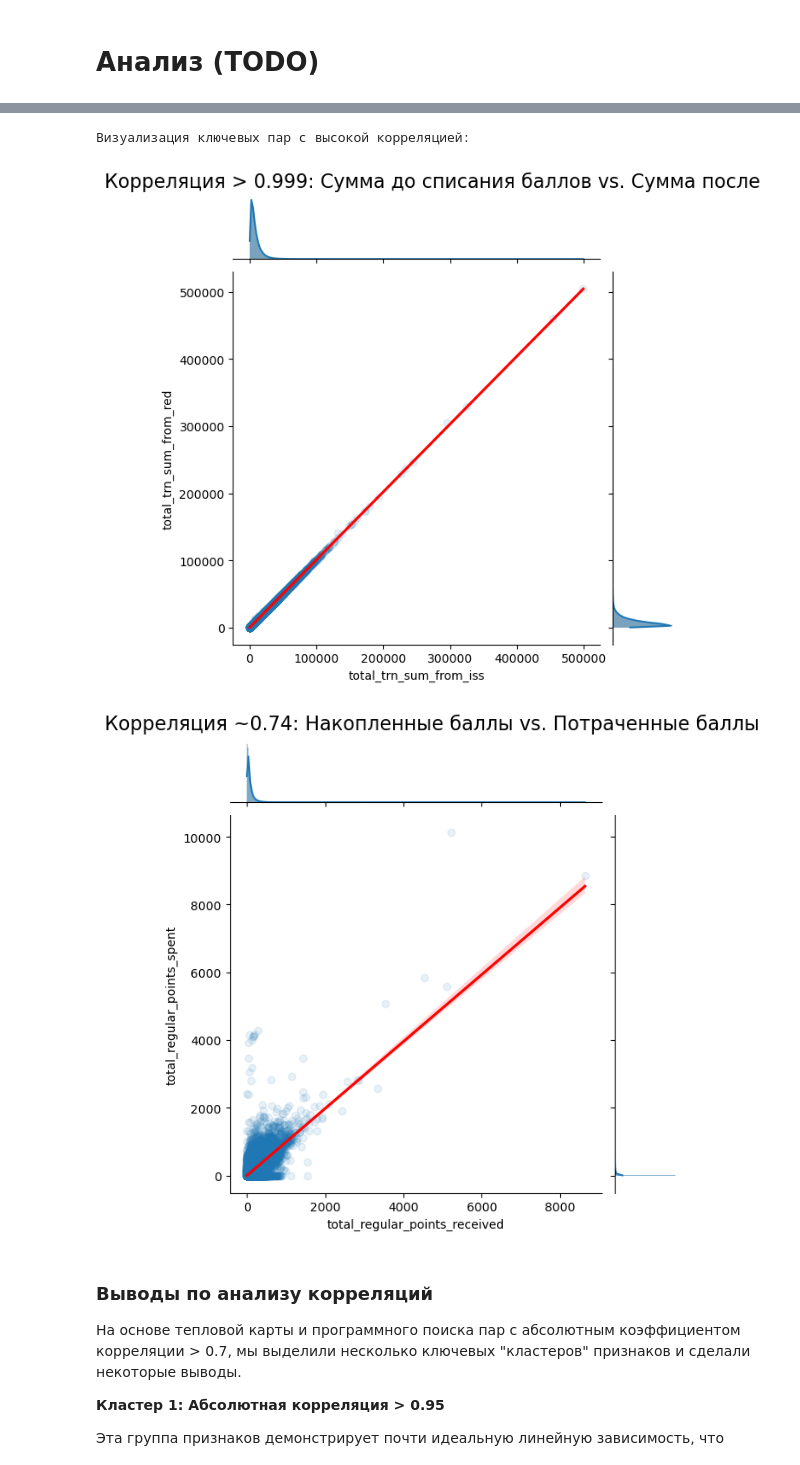
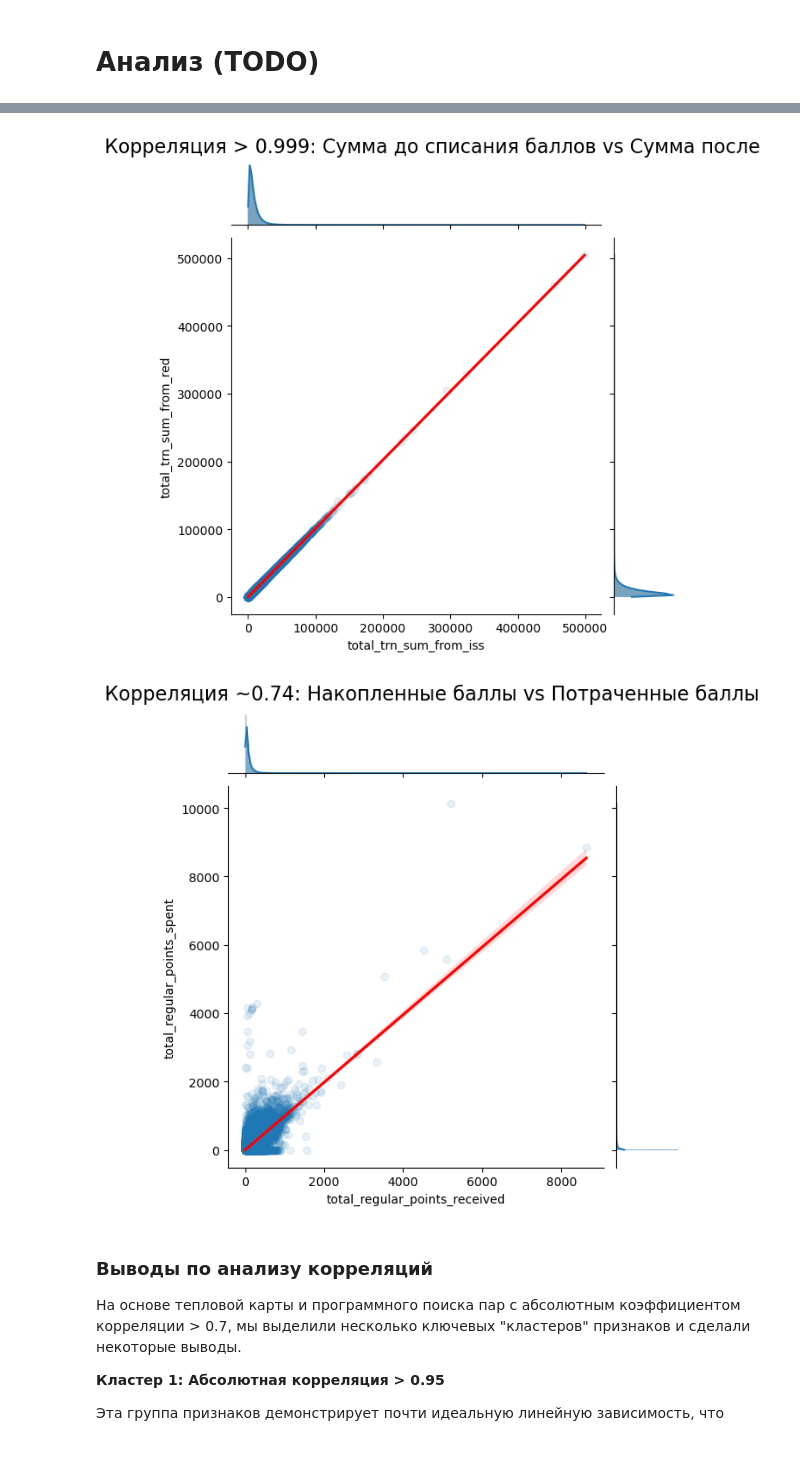
Before and after one commit to VShilovich/uplift-modeling-hse, a Jupyter notebook: EDA/eda.ipynb, the cells around one changed output, grey strips where cells are left out. Cells and saved outputs as stored; diff of their text form; code cells hidden in the pictures.

Commit message:
feat(EDA): complete correlation analysis with plots and report

```diff
--- a/EDA/eda.ipynb
+++ b/EDA/eda.ipynb
@@ -379,32 +379,29 @@ total_trn_sum_from_red              total_regular_points_spent            0.7059
 total_purchase_sum                  total_regular_points_spent            0.704377
 dtype: float64
 # %%
-print("Визуализация ключевых пар с высокой корреляцией:\n")
-
 # Пара с самой сильной связью (почти 1.0)
-# total_trn_sum_from_iss    vs total_trn_sum_from_red
+# total_trn_sum_from_iss vs total_trn_sum_from_red
 sns.jointplot(data=final_df_for_analysis,
               x='total_trn_sum_from_iss',
               y='total_trn_sum_from_red',
               kind='reg',
               joint_kws={'line_kws':{'color':'red'}, 'scatter_kws': {'alpha': 0.1}})
-plt.suptitle('Корреляция > 0.999: Сумма до списания баллов vs. Сумма после', y=1.02, fontsize=16)
+plt.suptitle('Корреляция > 0.999: Сумма до списания баллов vs Сумма после', y=1.02, fontsize=16)
 plt.show()
 
 
-# Пара с интересной отрицательной связью
+# Пара с интересной связью
 # total_regular_points_received vs total_regular_points_spent
 sns.jointplot(data=final_df_for_analysis,
               x='total_regular_points_received',
               y='total_regular_points_spent',
               kind='reg',
               joint_kws={'line_kws':{'color':'red'}, 'scatter_kws': {'alpha': 0.1}})
-plt.suptitle('Корреляция ~0.74: Накопленные баллы vs. Потраченные баллы', y=1.02, fontsize=16)
+plt.suptitle('Корреляция ~0.74: Накопленные баллы vs Потраченные баллы', y=1.02, fontsize=16)
 plt.show()
 # %% [output]
-Визуализация ключевых пар с высокой корреляцией:
-[figure, old version]
+[figure, new version]
-[figure, old version]
+[figure, new version]
 # %% [markdown]
 ### Выводы по анализу корреляций
 
```
